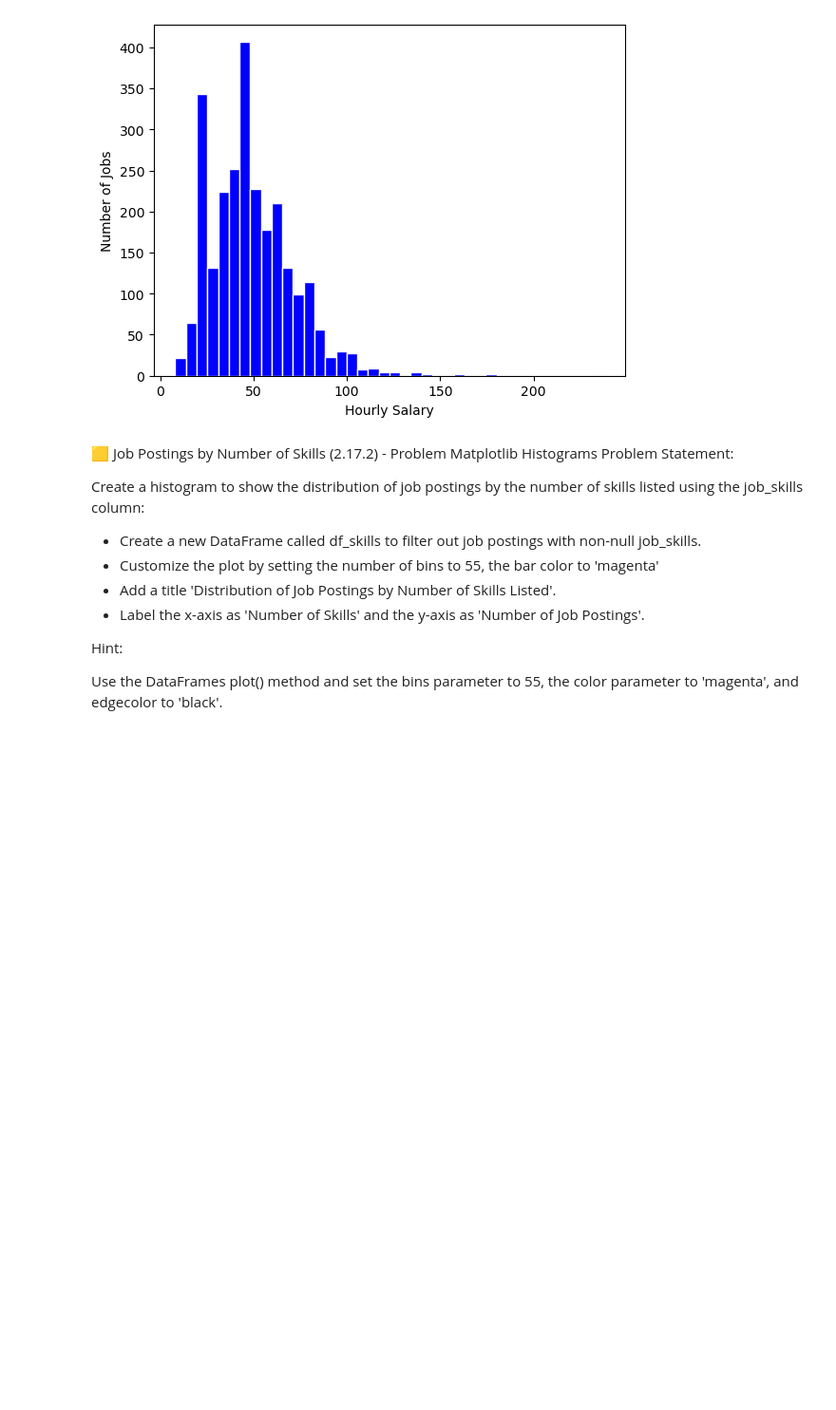
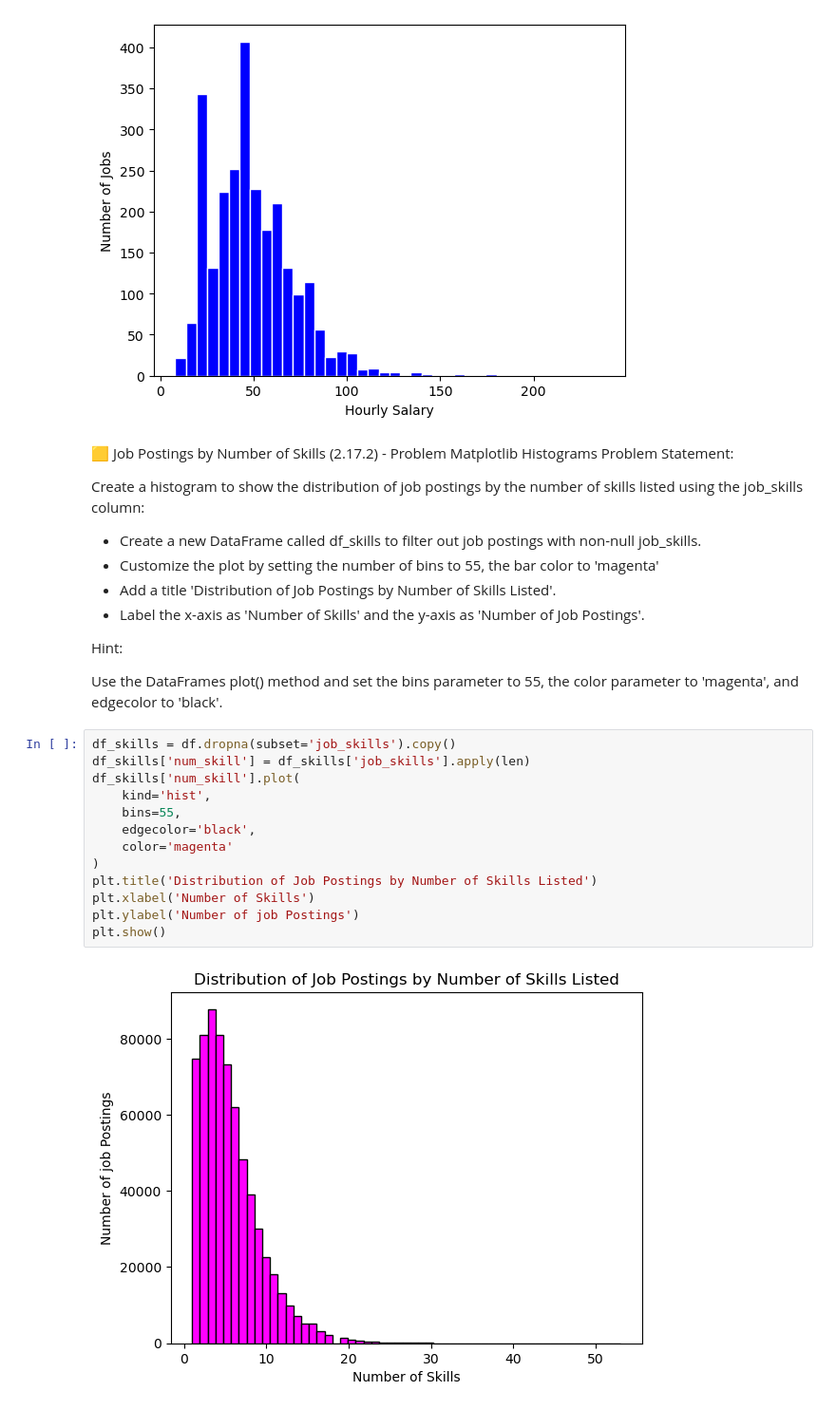
Before and after one commit to Lorenzo2706/Python_Data_Project, a Jupyter notebook: Exercises/16_Matplotlib_Histograms.ipynb, the cells around one changed output. Shown at 95% size. Saved outputs shown, nothing was run; the diff lists cells and outputs as text; blank space fills up the shorter version.

```diff
--- a/Exercises/16_Matplotlib_Histograms.ipynb
+++ b/Exercises/16_Matplotlib_Histograms.ipynb
@@ -82,3 +82,18 @@ Create a histogram to show the distribution of job postings by the number of ski
 Hint:
 
 Use the DataFrames plot() method and set the bins parameter to 55, the color parameter to 'magenta', and edgecolor to 'black'.
+# %%
+df_skills = df.dropna(subset='job_skills').copy()
+df_skills['num_skill'] = df_skills['job_skills'].apply(len)
+df_skills['num_skill'].plot(
+    kind='hist',
+    bins=55,
+    edgecolor='black',
+    color='magenta'
+)
+plt.title('Distribution of Job Postings by Number of Skills Listed')
+plt.xlabel('Number of Skills')
+plt.ylabel('Number of job Postings')
+plt.show()
+# %% [output]
+[figure, added]
```
Also changed, not shown: parts of 3 cells of this notebook, 16 other files.
